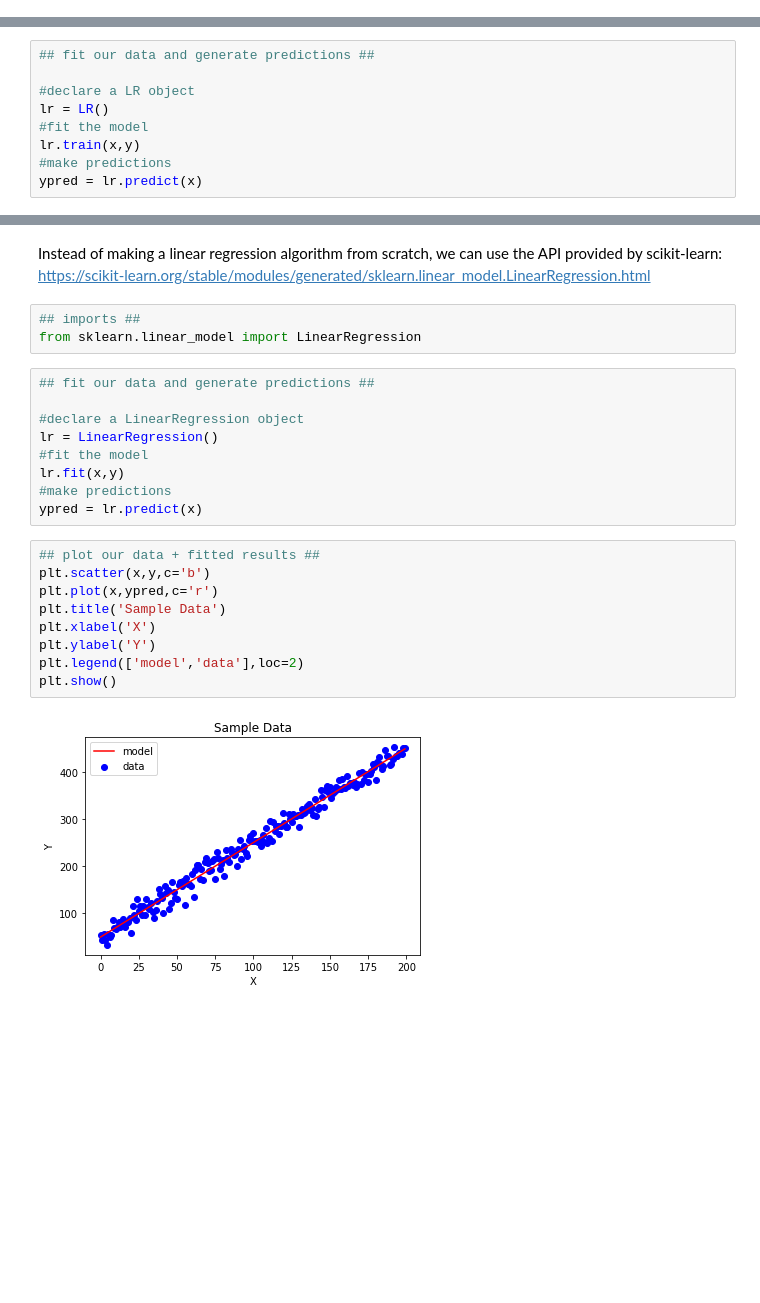
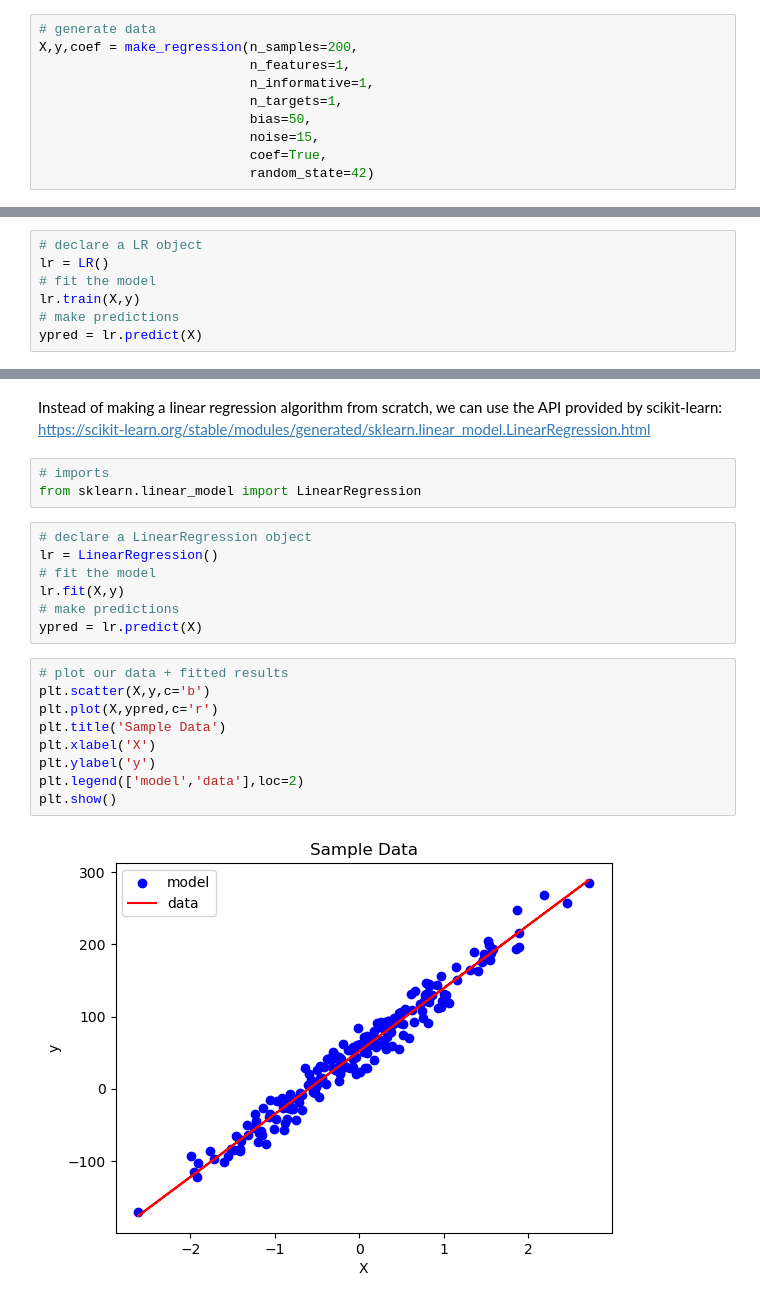
Before and after one commit to insidelearningmachines/Blog, a Jupyter notebook: Notebook I Linear Regression.ipynb, the cells around one changed output, grey strips where cells are left out. Drawn from its saved outputs; the diff is of its cells as text; blank space fills up the shorter version.

```diff
--- a/Notebook I Linear Regression.ipynb
+++ b/Notebook I Linear Regression.ipynb
@@ -19 +11,11 @@ y  = y.reshape(-1,1)
+# %%
+# generate data
+X,y,coef = make_regression(n_samples=200,
+                           n_features=1,
+                           n_informative=1,
+                           n_targets=1,
+                           bias=50,
+                           noise=15,
+                           coef=True,
+                           random_state=42)
 # %%
@@ -61,10 +86,8 @@ class LR:
 # %%
-## fit our data and generate predictions ##
-
-#declare a LR object
+# declare a LR object
 lr = LR()
-#fit the model
-lr.train(x,y)
-#make predictions
-ypred = lr.predict(x)
+# fit the model
+lr.train(X,y)
+# make predictions
+ypred = lr.predict(X)
 # %%
@@ -92,26 +119,24 @@ array([[49.11485183],
 # %% [markdown]
 Instead of making a linear regression algorithm from scratch, we can use the API provided by scikit-learn: https://scikit-learn.org/stable/modules/generated/sklearn.linear_model.LinearRegression.html
 # %%
-## imports ##
+# imports
 from sklearn.linear_model import LinearRegression
 # %%
-## fit our data and generate predictions ##
-
-#declare a LinearRegression object
+# declare a LinearRegression object
 lr = LinearRegression()
-#fit the model
-lr.fit(x,y)
-#make predictions
-ypred = lr.predict(x)
+# fit the model
+lr.fit(X,y)
+# make predictions
+ypred = lr.predict(X)
 # %%
-## plot our data + fitted results ##
-plt.scatter(x,y,c='b')
-plt.plot(x,ypred,c='r')
+# plot our data + fitted results
+plt.scatter(X,y,c='b')
+plt.plot(X,ypred,c='r')
 plt.title('Sample Data')
 plt.xlabel('X')
-plt.ylabel('Y')
+plt.ylabel('y')
 plt.legend(['model','data'],loc=2)
 plt.show()
 # %% [output]
-[figure, old version]
+[figure, new version]
 # %%
```
Also changed, not shown: parts of 11 cells of this notebook.
